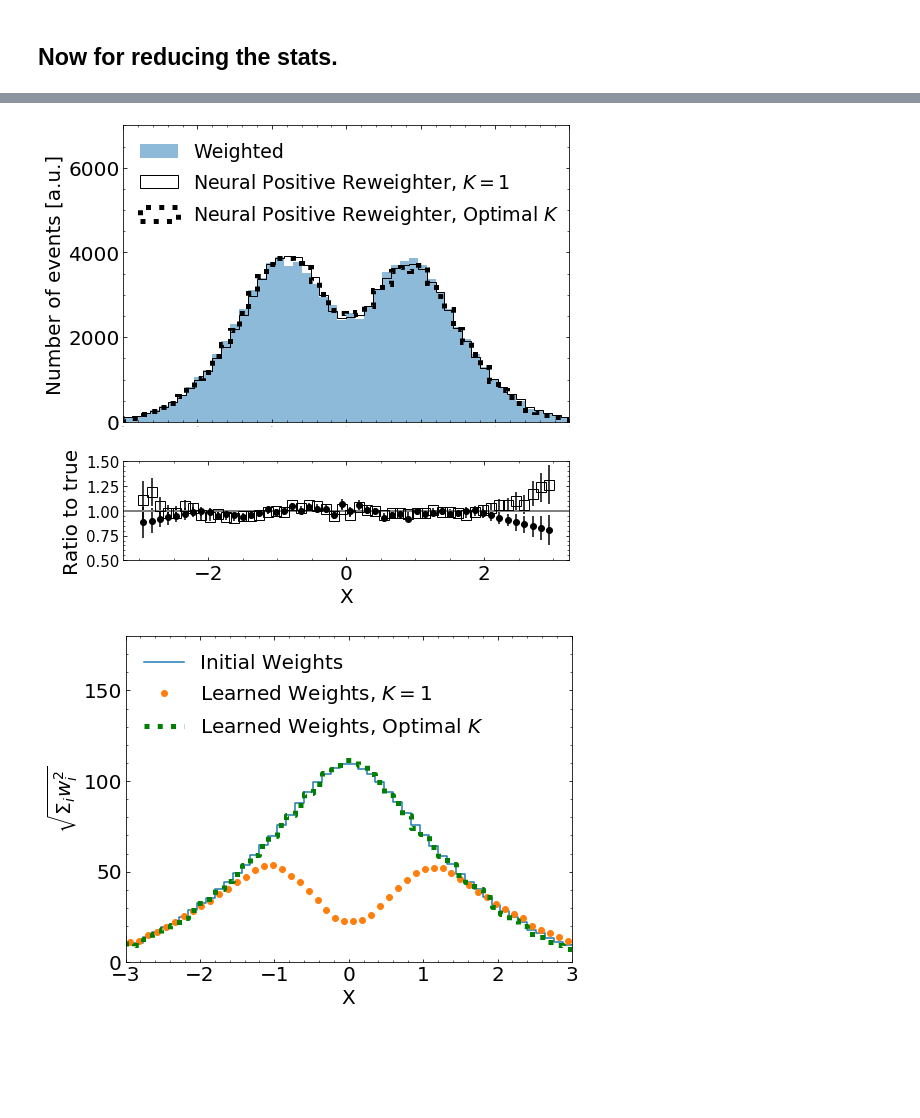
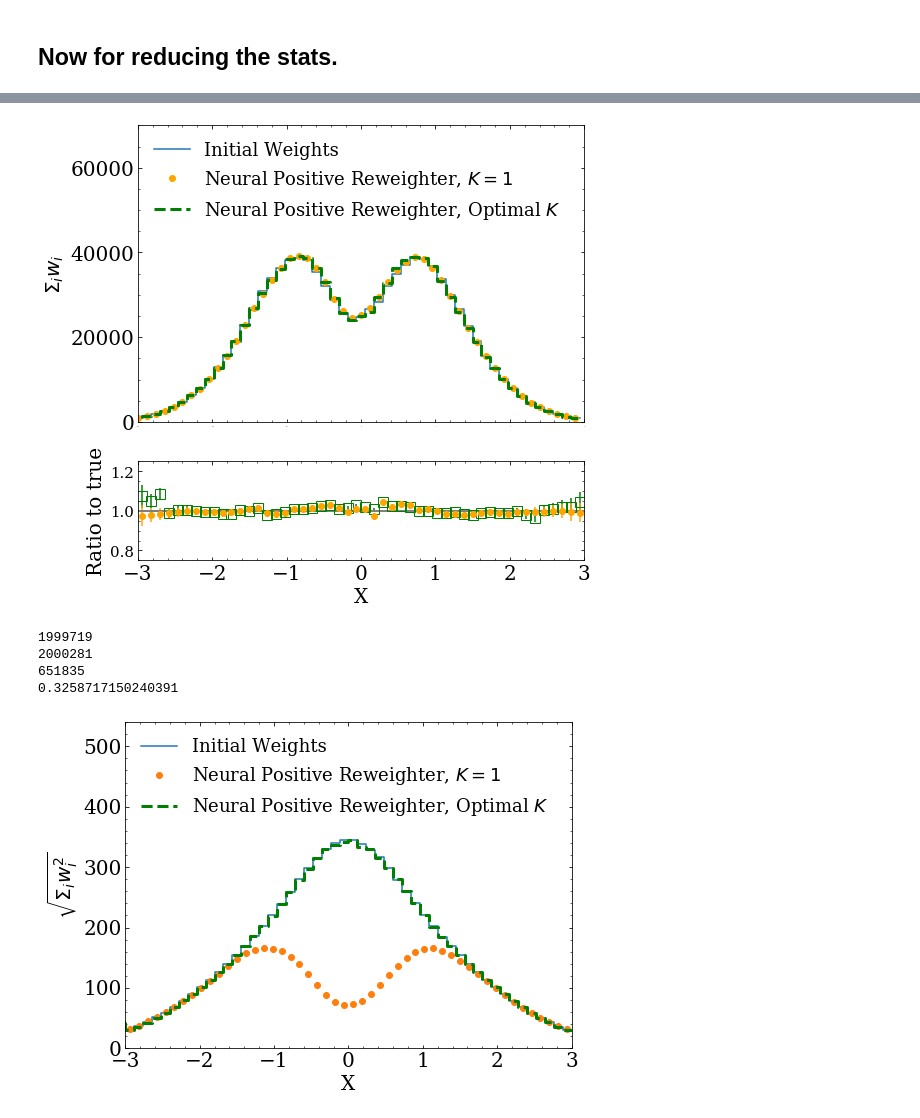
Before and after one commit to bnachman/NeuralPositiveResampler, a Jupyter notebook: GaussianExample.ipynb, the cells around one changed output, grey strips where cells are left out. Cells and saved outputs as stored; diff of their text form; code cells hidden in the pictures; blank space fills up the shorter version.

```diff
--- a/GaussianExample.ipynb
+++ b/GaussianExample.ipynb
@@ -2,6 +2,7 @@
 import numpy as np
 import matplotlib.pyplot as plt
 from matplotlib import gridspec
+plt.rcParams["font.family"] = "serif"
 
 from sklearn.model_selection import train_test_split
 from keras.layers import Input, Dense
@@ -38 +39,8 @@ X_train, X_val, Y_train, Y_val, W_train, W_val = train_test_split(x_vals, y_vals
+# %%
+X_train = np.load("X_train.npy")
+X_val = np.load("X_val.npy")
+Y_train = np.load("Y_train.npy")
+Y_val = np.load("Y_val.npy")
+W_train = np.load("W_train.npy")
+W_val = np.load("W_val.npy")
 # %%
@@ -57,0 +53,6 @@ Epoch 10/10
+# %%
+json_file = open('model.json', 'r')
+loaded_model_json = json_file.read()
+json_file.close()
+model = model_from_json(loaded_model_json)
+model.load_weights("model.h5")
@@ -165,43 +183,58 @@ gs = gridspec.GridSpec(2, 1, height_ratios=[3,1])
 ax0 = plt.subplot(gs[0])
 ax0.yaxis.set_ticks_position('both')
 ax0.xaxis.set_ticks_position('both')
 ax0.tick_params(direction="in",which="both")
 plt.xticks(fontsize=20)
 plt.yticks(fontsize=20)
 ax0.minorticks_on()
 
 #_,bins,_=plt.hist(X_val[Y_val==0],bins=np.linspace(-3,3,51),alpha=0.5,label="Unweighted")
-myn2,bmjj,_=plt.hist(X_val[Y_val==1],weights=W_val[Y_val==1],bins=np.linspace(-3,3,51),alpha=0.5,label="Weighted")
-myn3,_,_=plt.hist(X_val[Y_val==0],weights=myw[Y_val==0],bins=np.linspace(-3,3,51),label=r"Neural Positive Reweighter, $K=1$",histtype="step",color="black")
-myn4,_,_=plt.hist(newxvals,weights=neweights,bins=np.linspace(-3,3,51),label=r"Neural Positive Reweighter, Optimal $K$",histtype="step",color="black",ls=":",linewidth=5)
+myn2,bmjj=np.histogram(X_val[Y_val==1],weights=W_val[Y_val==1],bins=np.linspace(-3,3,51)) #,alpha=0.5,label="Weighted")
+myn3,_=np.histogram(X_val[Y_val==0],weights=myw[Y_val==0][:,0],bins=np.linspace(-3,3,51)) #,label=r"Neural Positive Reweighter, $K=1$",histtype="step",color="orange",linewidth=5)
+myn4,_=np.histogram(newxvals,weights=neweights,bins=np.linspace(-3,3,51)) #,label=r"Neural Positive Reweighter, Optimal $K$",histtype="step",color="green",ls=":",linewidth=5)
 
-plt.legend(frameon=False,fontsize=19,loc="upper left")
+plt.step(0.5*(bmjj[1:]+bmjj[:-1]),myn2,label=r"Initial Weights")
+plt.plot(0.5*(bmjj[1:]+bmjj[:-1])-0.5*6/51,myn3,label=r"Neural Positive Reweighter, $K=1$",ls="none",marker="o",color="orange")
+plt.step(0.5*(bmjj[1:]+bmjj[:-1]),myn4,label=r"Neural Positive Reweighter, Optimal $K$",ls="--",color="green",linewidth=3)
+
+plt.legend(frameon=False,fontsize=18,loc="upper left")
 plt.xlim([-3,3])
-plt.ylim([0,7000])
-plt.ylabel("Number of events [a.u.]",fontsize=20)
+plt.ylim([0,70000])
+plt.ylabel(r"$\Sigma_i w_i$",fontsize=20)
 plt.xlabel("",fontsize=20)
 plt.xticks(fontsize=0)
 plt.locator_params(axis='y', nbins=6)
 
 ax1 = plt.subplot(gs[1])
 ax1.yaxis.set_ticks_position('both')
 ax1.xaxis.set_ticks_position('both')
 ax1.tick_params(direction="in",which="both")
 ax1.minorticks_on()
+plt.xlim([-3,3])
 plt.locator_params(axis='x', nbins=6)
 plt.xlabel(r"X",fontsize=20)
 plt.ylabel("Ratio to true",fontsize=20)
 plt.xticks(fontsize=20)
 plt.yticks(fontsize=15)
 plt.axhline(y=1,linewidth=2, color='gray')
-plt.errorbar(0.5*(bmjj[1:]+bmjj[:-1]),myn3/myn2,yerr=(W2_new[:,0][:-1]+myn2)**0.5/myn2,color='black',fmt='s',fillstyle="none",markersize=10)
-plt.errorbar(0.5*(bmjj[1:]+bmjj[:-1]),myn4/myn2,yerr=(W2_sampled[:-1]+myn2)**0.5/myn2,color='black',fmt="o")
-plt.ylim(0.5,1.5)
+plt.errorbar(0.5*(bmjj[1:]+bmjj[:-1]),myn3/myn2,yerr=(W2_new[:,0][:-1]+myn2)**0.5/myn2,color='green',fmt='s',fillstyle="none",markersize=10)
+plt.errorbar(0.5*(bmjj[1:]+bmjj[:-1]),myn4/myn2,yerr=(W2_sampled[:-1]+myn2)**0.5/myn2,color='orange',fmt="o")
+plt.ylim(0.75,1.25)
 #plt.xlim(-0.5,9.5)
 
 plt.savefig("gauss_withK.pdf",bbox_inches='tight')
 # %% [output]
-[figure, old version]
+[figure, new version]
+# %%
+print(len(X_val[Y_val==1]))
+print(len(X_val[Y_val==0]))
+print(len(newxvals))
+print(len(newxvals)/len(X_val[Y_val==0]))
+# %% [output]
+1999719
+2000281
+651835
+0.3258717150240391
 # %%
 fig = plt.figure(figsize=(8, 6))
 gs = gridspec.GridSpec(1, 1)
@@ -213,19 +246,21 @@ plt.xticks(fontsize=20)
 plt.yticks(fontsize=20)
 ax0.minorticks_on()
 
+bins=np.linspace(-3,3,51)
+
 plt.step(bins,np.array(W2_original)**0.5,label="Initial Weights")
-plt.step(bins-0.5*6/51,np.array(W2_new)**0.5,label=r"Learned Weights, $K=1$",marker='o',ls="none")
-plt.step(bins,np.array(W2_sampled)**0.5,label=r"Learned Weights, Optimal $K$",ls=":",linewidth=5,color="green")
-plt.legend(frameon=False,fontsize=20,loc="upper left")
+plt.step(bins-0.5*6/51,np.array(W2_new)**0.5,label=r"Neural Positive Reweighter, $K=1$",marker='o',ls="none")
+plt.step(bins,np.array(W2_sampled)**0.5,label=r"Neural Positive Reweighter, Optimal $K$",ls="--",linewidth=3,color="green")
+plt.legend(frameon=False,fontsize=18,loc="upper left")
 
-plt.ylim([0,180])
+plt.ylim([0,180*3])
 plt.xlim([-3,3])
 plt.ylabel(r"$\sqrt{\Sigma_i w_i^2}$",fontsize=20)
 plt.xlabel("X",fontsize=20)
 plt.locator_params(axis='y', nbins=6)
 plt.savefig("gauss_sumw2.pdf",bbox_inches='tight')
 # %% [output]
-[figure, old version]
+[figure, new version]
 # %%
 fig = plt.figure(figsize=(8, 6))
 gs = gridspec.GridSpec(1, 1)
```
Also changed, not shown: parts of 14 cells of this notebook.
